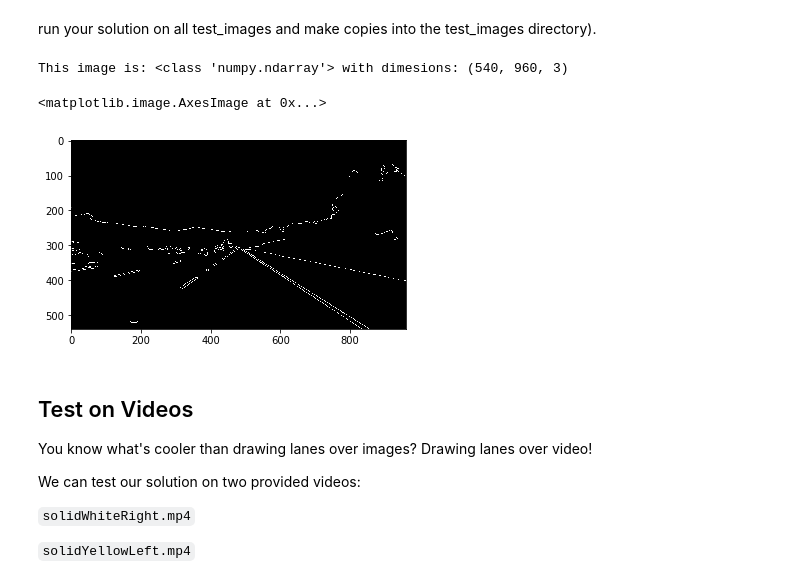
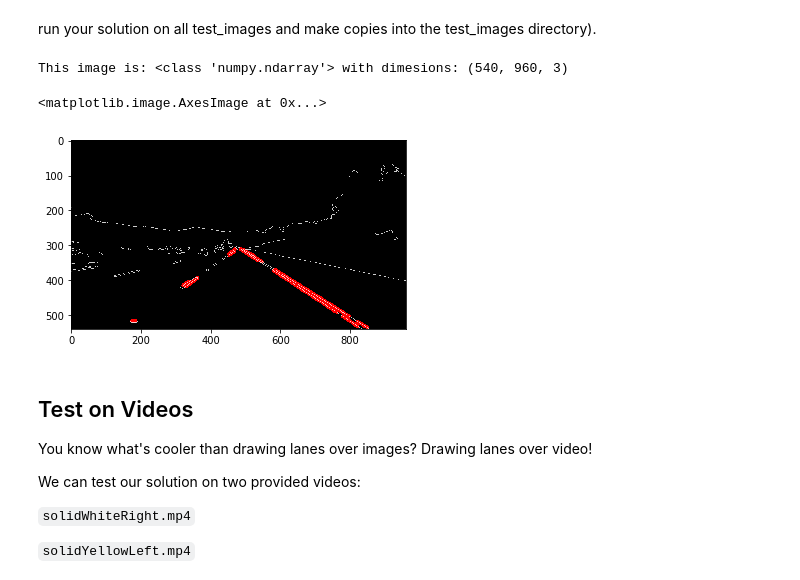
Before and after one commit to seaunderwater/CarND-LaneLines-P1, a Jupyter notebook: P1.ipynb, the cells around one changed output. Cells and saved outputs as stored; diff of their text form; code cells hidden in the pictures.

Commit message:
mask added, lane lines isolated in mask

```diff
--- a/P1.ipynb
+++ b/P1.ipynb
@@ -185,42 +185,62 @@ import cv2
 %matplotlib inline
 
 #reading in images
 solidWhiteCurve = mpimg.imread('test_images/solidWhiteCurve.jpg')
 solidYellowCurve = mpimg.imread('test_images/solidYellowCurve.jpg')
 solidYellowCurve2 = mpimg.imread('test_images/solidYellowCurve2.jpg')
 solidYellowLeft = mpimg.imread('test_images/solidYellowLeft.jpg')
 whiteCarLaneSwitch = mpimg.imread('test_images/whiteCarLaneSwitch.jpg')
 solidWhiteRight = mpimg.imread('test_images/solidWhiteRight.jpg')
 print('This image is:', type(solidWhiteRight), 'with dimesions:', solidWhiteRight.shape)
 
 
 #convert to grayscale
 gray = cv2.cvtColor(solidWhiteRight, cv2.COLOR_RGB2GRAY)
 
 #kernel size for gray smooting
 kernel_size = 7
 blur_gray = cv2.GaussianBlur(gray, (kernel_size, kernel_size), 0)
 
 #apply canny algorithm
 low_threshold = 50
 high_threshold = 150
 edges = cv2.Canny(blur_gray, low_threshold, high_threshold)
 
+# masked edges image using cv2.fillPoly()
+mask = np.zeros_like(edges)
+ignore_mask_color = 255
+
+# a four sided polygon to mask
+imshape = solidWhiteRight.shape
+vertices = np.array([[(0,imshape[0]),(450, 290), (490, 290), (imshape[1],imshape[0])]], dtype=np.int32)
+cv2.fillPoly(mask, vertices, ignore_mask_color)
+masked_edges = cv2.bitwise_and(edges, mask)
+
 #parameter setup for Hough transform
-rho =
-theta =
-threshold =
-#np.array
-min_line_length =
-max_line_gap =
+rho = 1
+theta = np.pi/180
+threshold = 1
+min_line_length = 10
+max_line_gap = 1
+line_image = np.copy(solidWhiteRight)*0 #blank for drawing lines found by Hough
+
 #Hough transform: lines will be an array containing all endpoints found from transform
-lines = cv2.HoughLinesP(edges, rho, theta, threshold, np.array([]), min_line_length, max_line_gap)
-plt.imshow(edges, cmap='Greys_r')
+lines = cv2.HoughLinesP(masked_edges, rho, theta, threshold, np.array([]),
+                        min_line_length, max_line_gap)
+for line in lines:
+    for x1, y1, x2, y2 in line:
+        cv2.line(line_image, (x1, y1), (x2, y2), (255, 0, 0), 10)
+
+#creating binary image to combine with line image
+color_edges = np.dstack((edges, edges, edges))
+#draw lines on edge image
+combo = cv2.addWeighted(color_edges, 0.8, line_image, 1, 0)
+plt.imshow(combo)
 #plt.imshow(solidWhiteRight)
 # %% [output]
 This image is: <class 'numpy.ndarray'> with dimesions: (540, 960, 3)
 <matplotlib.image.AxesImage at 0x...>
-[figure, old version]
+[figure, new version]
 # %% [markdown]
 ## Test on Videos
 
```
